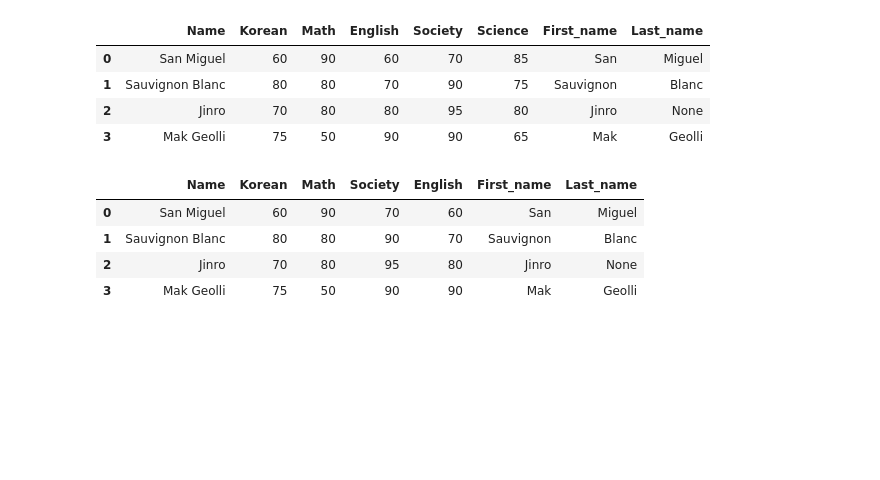
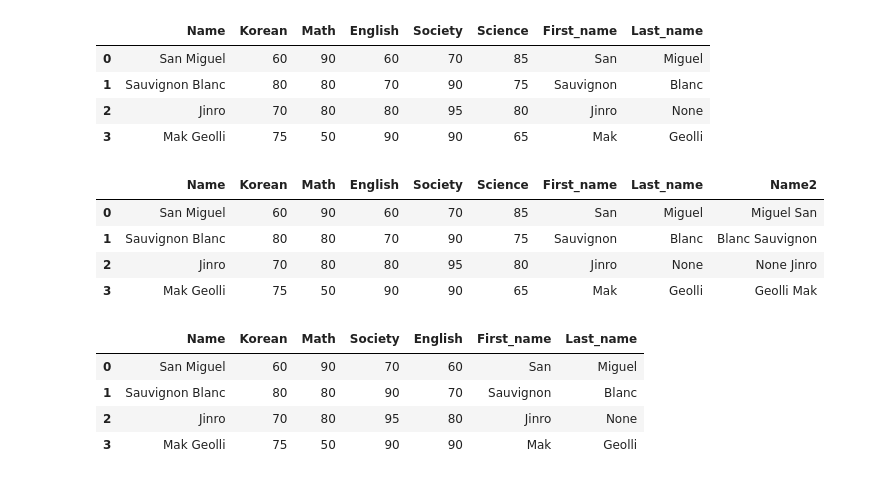
Before and after one commit to fairydragon4/fairydragon4, a Jupyter notebook: 03-2. Pandas 편집.ipynb, the cells around one changed output. Cells and saved outputs as stored; diff of their text form; code cells hidden in the pictures; blank space fills up the shorter version.

```diff
--- a/03-2. Pandas 편집.ipynb
+++ b/03-2. Pandas 편집.ipynb
@@ -182,6 +182,16 @@ df2
 | 1 | Sauvignon Blanc | 80 | 80 | 70 | 90 | 75 | Sauvignon | Blanc |
 | 2 | Jinro | 70 | 80 | 80 | 95 | 80 | Jinro | None |
 | 3 | Mak Geolli | 75 | 50 | 90 | 90 | 65 | Mak | Geolli |
+# %%
+# join() : 컬럼 합치기
+df2['Name2'] = df2[['Last_name', 'First_name']].apply(lambda x: " ".join(x.values.astype(str)), axis=1)
+df2
+# %% [output]
+|  | Name | Korean | Math | English | Society | Science | First_name | Last_name | Name2 |
+| 0 | San Miguel | 60 | 90 | 60 | 70 | 85 | San | Miguel | Miguel San |
+| 1 | Sauvignon Blanc | 80 | 80 | 70 | 90 | 75 | Sauvignon | Blanc | Blanc Sauvignon |
+| 2 | Jinro | 70 | 80 | 80 | 95 | 80 | Jinro | None | None Jinro |
+| 3 | Mak Geolli | 75 | 50 | 90 | 90 | 65 | Mak | Geolli | Geolli Mak |
 # %%
 # 원하는 컬럼만 남기거나 순서 변경하기. columns()로 출력 후 복사해서 사용
 df2 = df2[['Name', 'Korean', 'Math', 'Society', 'English', 'First_name', 'Last_name']]
```
Also changed, not shown: parts of 15 cells of this notebook.
